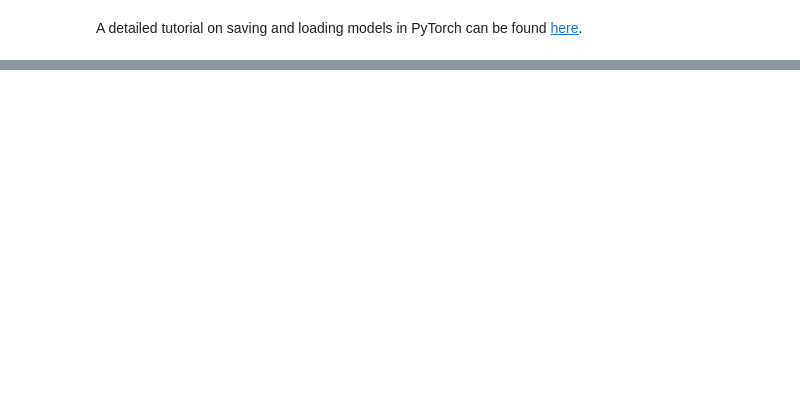
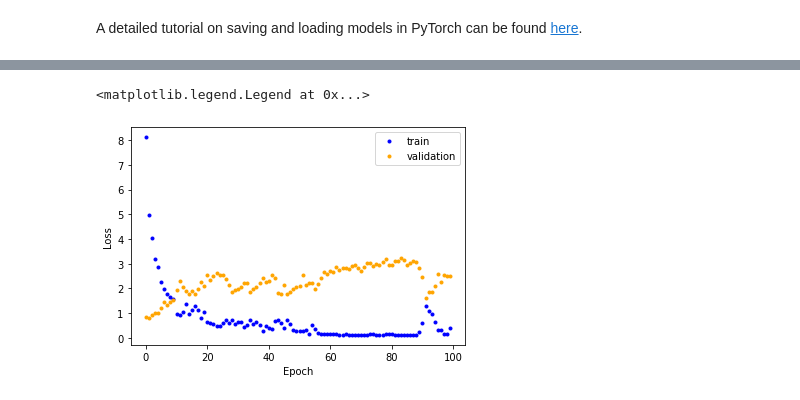
Before and after one commit to JLee823/2023-1st-AI-assisted-drug-discovery-SNU, a Jupyter notebook: Week4_introduction_to_PyTorch_Tensor_Multilayer_percetron.ipynb, the cells around one changed output, grey strips where cells are left out. Drawn from its saved outputs; the diff is of its cells as text; code cells hidden in the pictures; blank space fills up the shorter version.

```diff
--- a/Week4_introduction_to_PyTorch_Tensor_Multilayer_percetron.ipynb
+++ b/Week4_introduction_to_PyTorch_Tensor_Multilayer_percetron.ipynb
@@ -1313,3 +1676,6 @@ Classifier2(
 )
+# %%
+# Input to the optimizer are the parameters of the model: model.parameters()
+optimizer = torch.optim.Adam(model2.parameters(), lr=0.001)
 # %%
-train_model(model2, optimizer, train_loader, loss_module)
+train_loss, validation_loss = train_model(model2, optimizer, train_loader, loss_module)
@@ -1316,3 +1696,12 @@ train_model(model2, optimizer, train_loader, loss_module)
+# %%
+plt.plot(train_loss, '.', color='b', label='train')
+plt.plot(validation_loss, '.', color='orange', label='validation')
+plt.xlabel("Epoch")
+plt.ylabel("Loss")
+plt.legend()
+# %% [output]
+<matplotlib.legend.Legend at 0x...>
+[figure, added]
 # %%
 eval_model(model2, test_data_loader)
 # %% [output]
```
Also changed, not shown: parts of 91 cells of this notebook.
